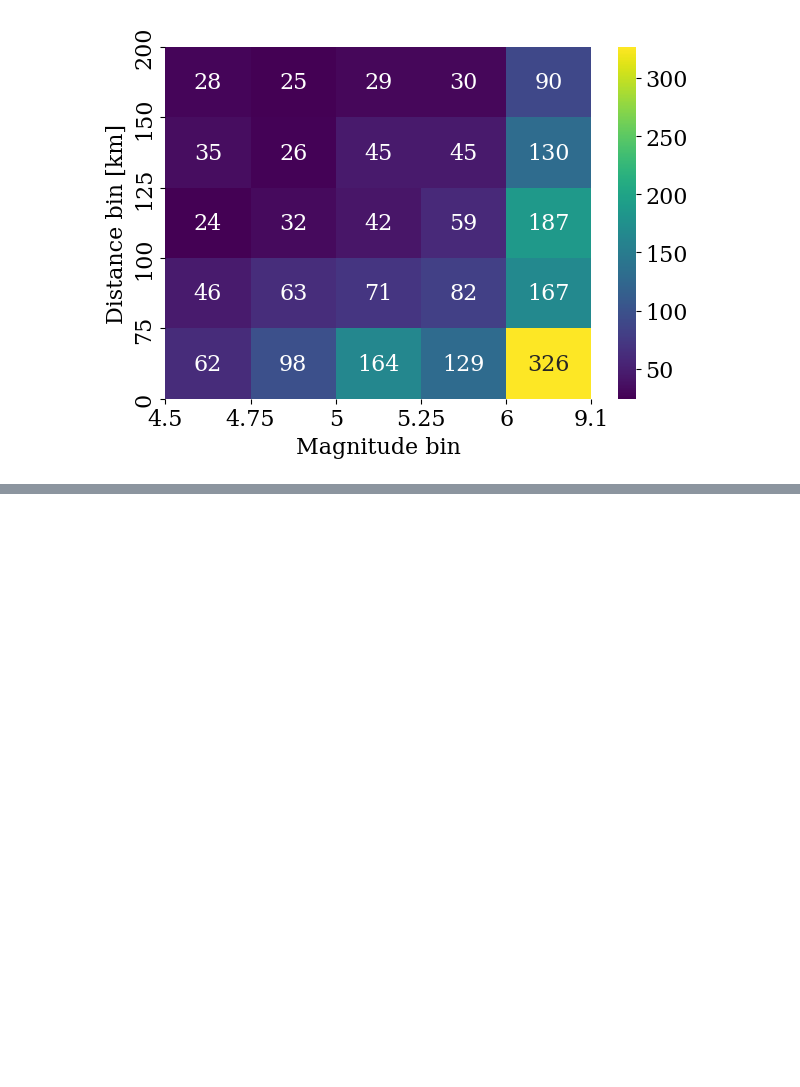
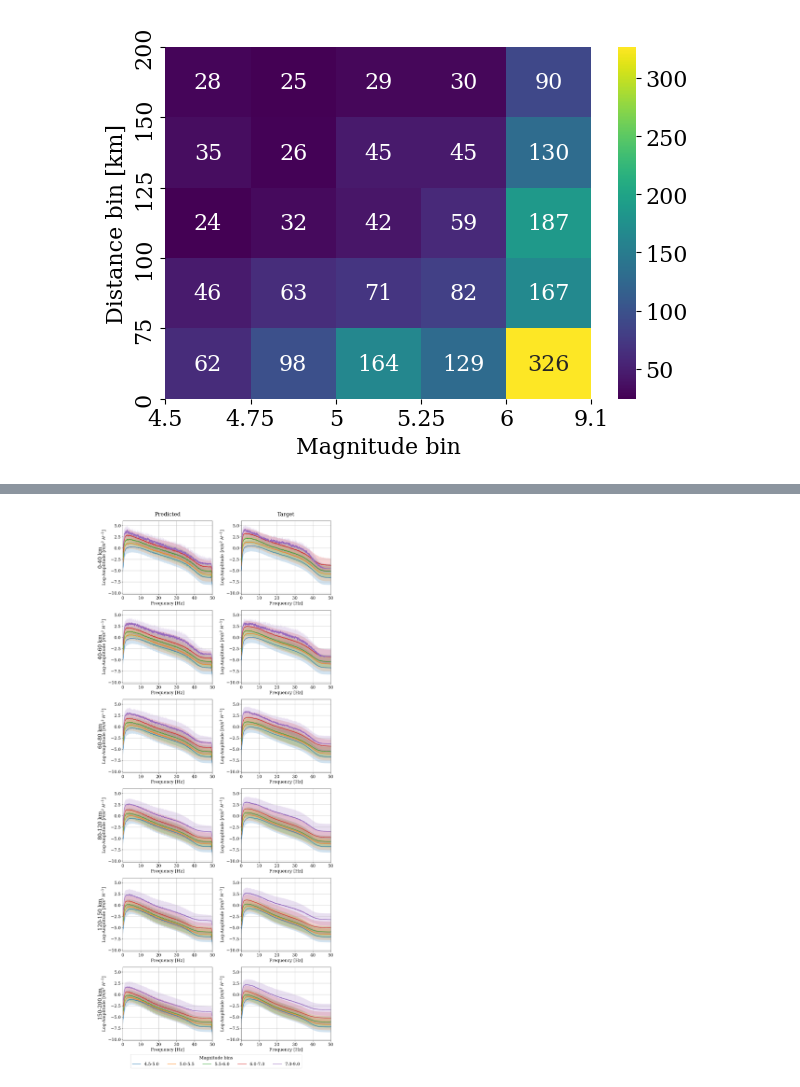
Before and after one commit to highfem/tqdne, a Jupyter notebook: notebooks/evaluation.ipynb, the cells around one changed output, grey strips where cells are left out. Saved outputs shown, nothing was run; the diff lists cells and outputs as text; code cells hidden in the pictures; blank space fills up the shorter version.

```diff
--- a/notebooks/evaluation.ipynb
+++ b/notebooks/evaluation.ipynb
@@ -219,0 +230,10 @@ ASDPlot(fs=100, channel=0)(full["predicted_waveform"], full["target_waveform"])
+# %%
+fig = AmplitudeSpectralDensityGrid(fs=config.fs, channel=0, mag_bins=magnitude_bins, dist_bins=distance_bins)(
+    pred=full["predicted_waveform"][:],
+    target=full["target_waveform"][:],
+    mag=full["magnitude"][:],
+    dist=full["hypocentral_distance"][:],
+)
+fig.savefig("../figures/asd_grid.pdf")
+# %% [output]
+[figure, added]
```
Also changed, not shown: parts of 6 cells of this notebook, 1 other file.
